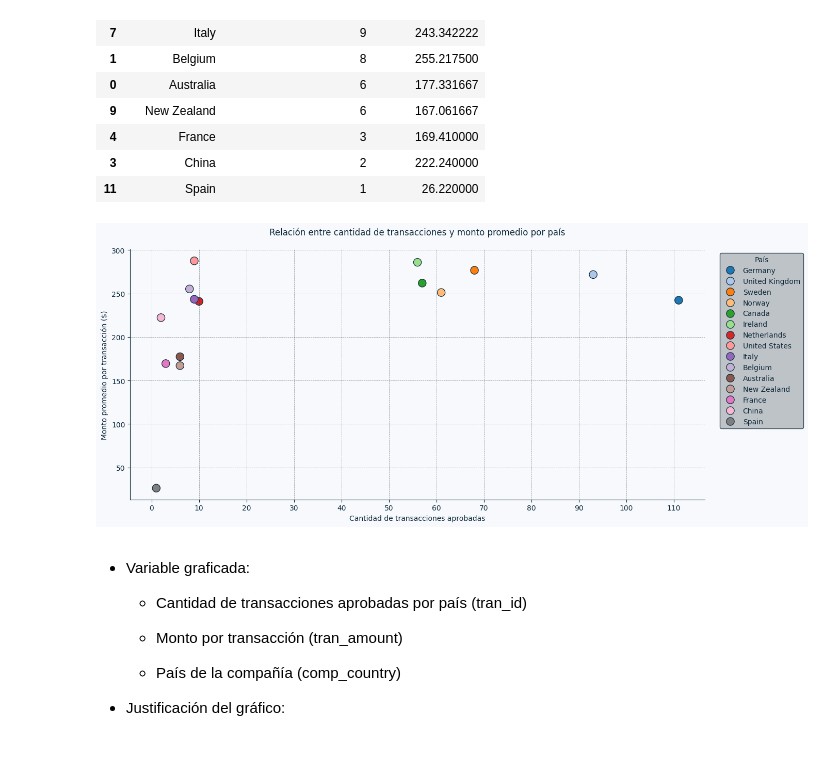
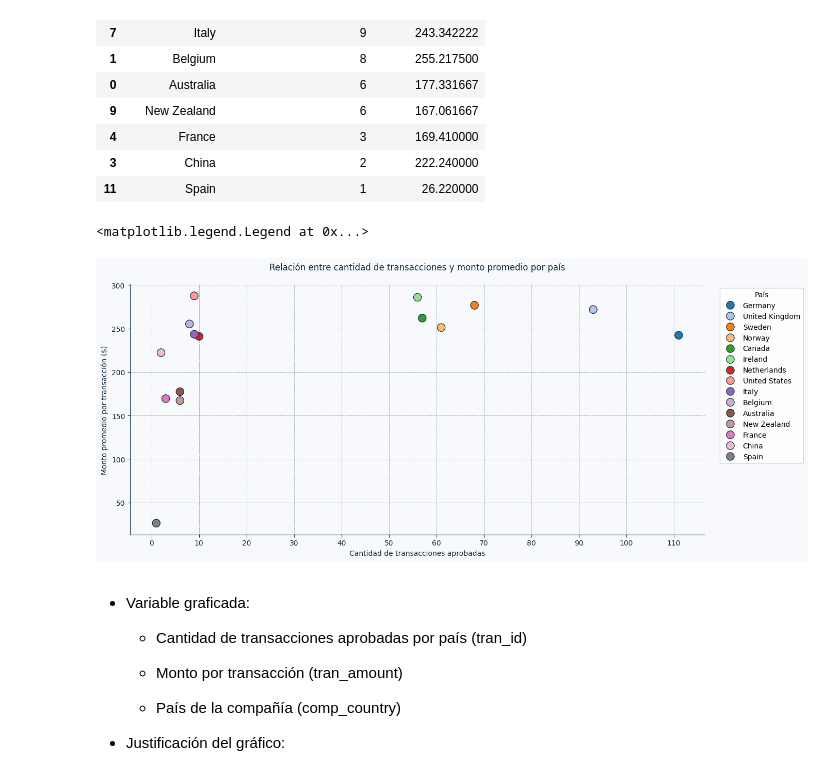
Before and after one commit to ingridtp/itacademy, a Jupyter notebook: Sprint 8/Sprint8.ipynb, the cells around one changed output. Cells and saved outputs as stored; diff of their text form; code cells hidden in the pictures.

```diff
--- a/Sprint 8/Sprint8.ipynb
+++ b/Sprint 8/Sprint8.ipynb
@@ -687,35 +662,37 @@ colores_por_pais = dict(zip(
     sns.color_palette("tab20", 15)
 ))
 
 # Crear figura y ejes
 fig, ax = plt.subplots(figsize=(12, 6))
 
 # Gráfico de dispersión
 sns.scatterplot(
     data=df_stats_pais,
     x='cantidad_transacciones',
     y='monto_promedio',
     hue='pais',
     palette=colores_por_pais,
     s=120,
     edgecolor=color_borde,
     ax=ax
 )
 
 aplicar_estilo(
     ax=ax,
     fig=fig,
     titulo="Relación entre cantidad de transacciones y monto promedio por país",
     xlabel="Cantidad de transacciones aprobadas",
     ylabel="Monto promedio por transacción ($)",
     grid_x=True,
     grid_y=True,
     intervalo_x=10,
 )
 
-configurar_leyenda(ax, titulo_leyenda="País")
+# Leyenda
+ax.legend(title="País", loc='upper left', bbox_to_anchor=(1.02,1))
 # %% [output]
+<matplotlib.legend.Legend at 0x...>
-[figure, old version]
+[figure, new version]
 # %% [markdown]
 - Variable graficada:
 
```
Also changed, not shown: parts of 11 cells of this notebook.
